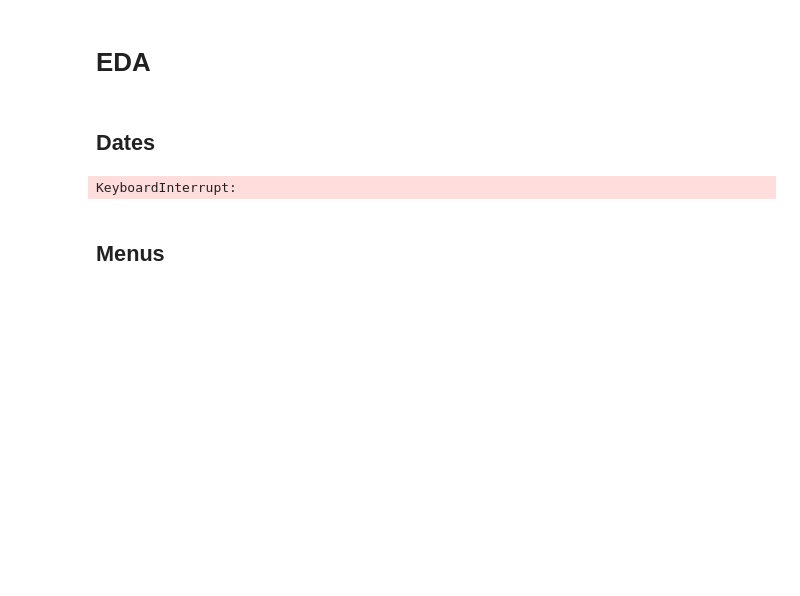
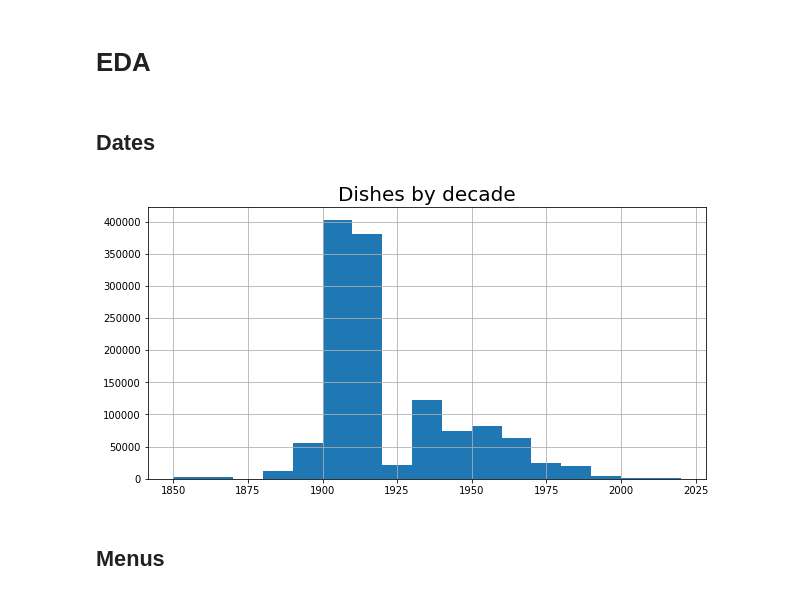
Before and after one commit to alexklapheke/menu, a Jupyter notebook: Menu-01-Import_Cleaning_EDA.ipynb, the cells around one changed output. Saved outputs shown, nothing was run; the diff lists cells and outputs as text; code cells hidden in the pictures; blank space fills up the shorter version.

```diff
--- a/Menu-01-Import_Cleaning_EDA.ipynb
+++ b/Menu-01-Import_Cleaning_EDA.ipynb
@@ -134,10 +134,10 @@ size = (10, 5)
 # %% [markdown]
 ## Dates
 # %%
-plt.title("Menus by decade")
-df.groupby("menu_id")["year"].hist(figsize=size, bins=decades); # 18 decades are represented
+plt.title("Dishes by decade", fontsize=20)
+df["year"].hist(figsize=size, bins=decades);
 # %% [output]
-KeyboardInterrupt:
+[figure, added]
 # %% [markdown]
 ## Menus
 # %%
```
Also changed, not shown: parts of 7 cells of this notebook, 1 other file.
